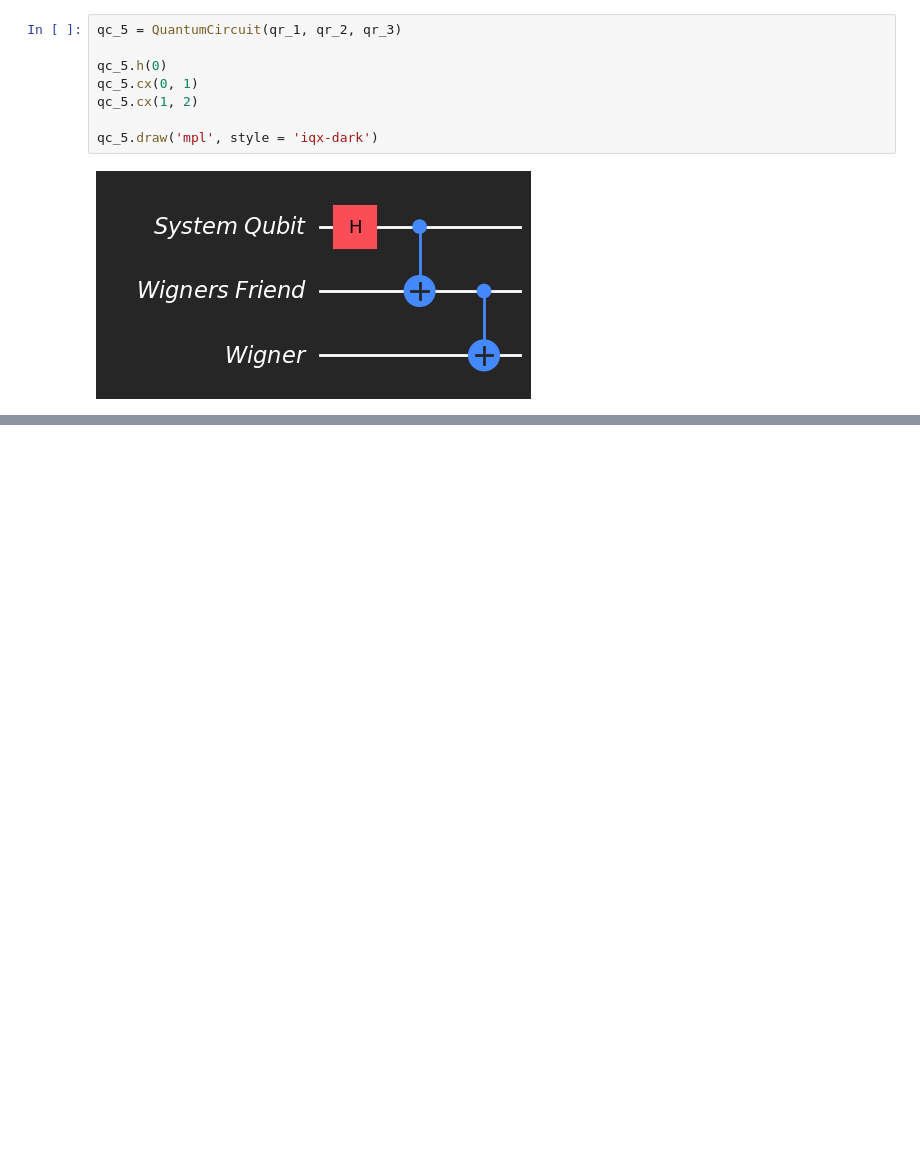
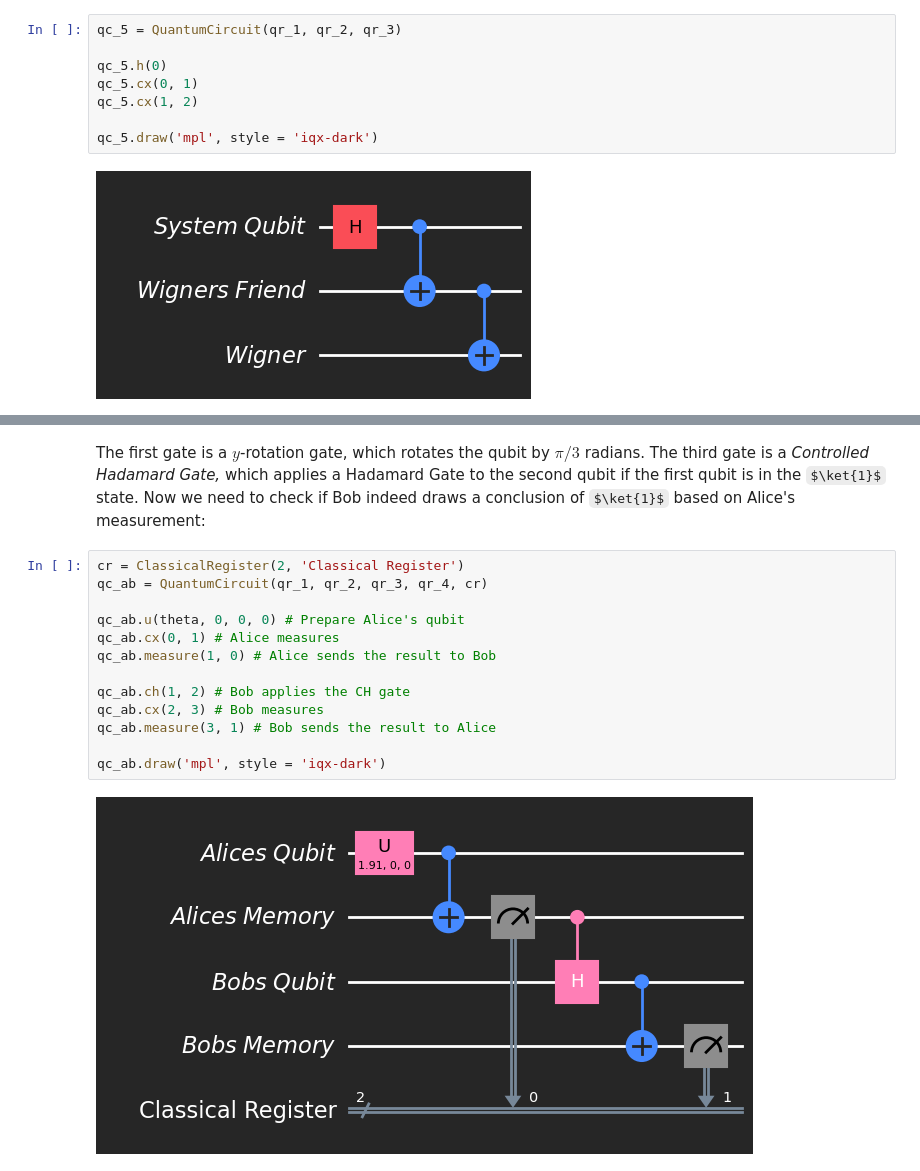
Before and after one commit to Siddhantshimpi/Siddhantshimpi, a Jupyter notebook: Physics/Qiskit/wigner.ipynb, the cells around one changed output, grey strips where cells are left out. Drawn from its saved outputs; the diff is of its cells as text; some formulas as TeX source; blank space fills up the shorter version.

```diff
--- a/Physics/Qiskit/wigner.ipynb
+++ b/Physics/Qiskit/wigner.ipynb
@@ -124,0 +168,17 @@ Getting rid of the irreversible measurement operations, we can model the system
+# %% [markdown]
+The first gate is a $y$-rotation gate, which rotates the qubit by $\pi/3$ radians. The third gate is a *Controlled Hadamard Gate,* which applies a Hadamard Gate to the second qubit if the first qubit is in the $\ket{1}$ state. Now we need to check if Bob indeed draws a conclusion of $\ket{1}$ based on Alice's measurement:
+# %%
+cr = ClassicalRegister(2, 'Classical Register')
+qc_ab = QuantumCircuit(qr_1, qr_2, qr_3, qr_4, cr)
+
+qc_ab.u(theta, 0, 0, 0) # Prepare Alice's qubit
+qc_ab.cx(0, 1) # Alice measures
+qc_ab.measure(1, 0) # Alice sends the result to Bob
+
+qc_ab.ch(1, 2) # Bob applies the CH gate
+qc_ab.cx(2, 3) # Bob measures
+qc_ab.measure(3, 1) # Bob sends the result to Alice
+
+qc_ab.draw('mpl', style = 'iqx-dark')
+# %% [output]
+[figure, added]
```
Also changed, not shown: parts of 28 cells of this notebook, 7 other files.
